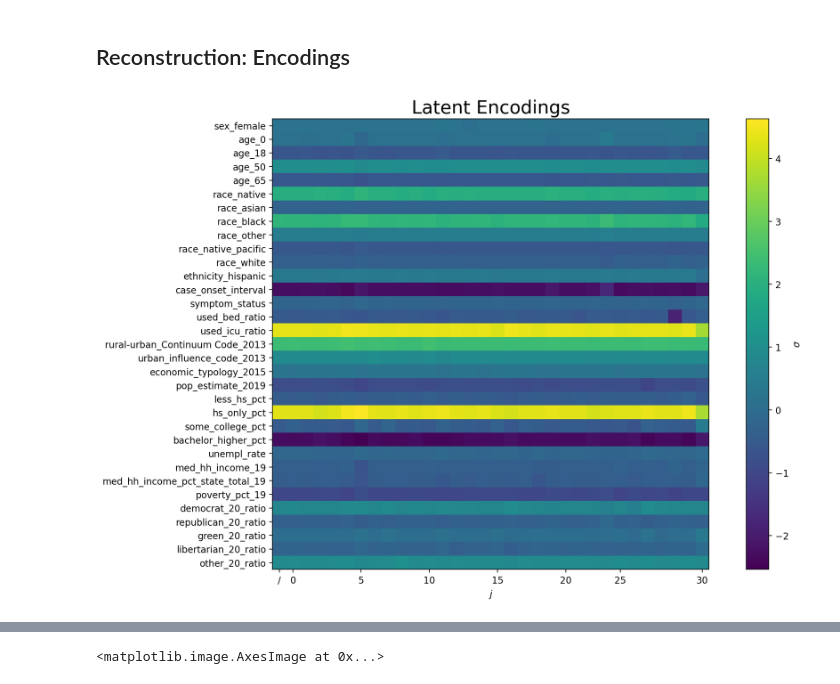
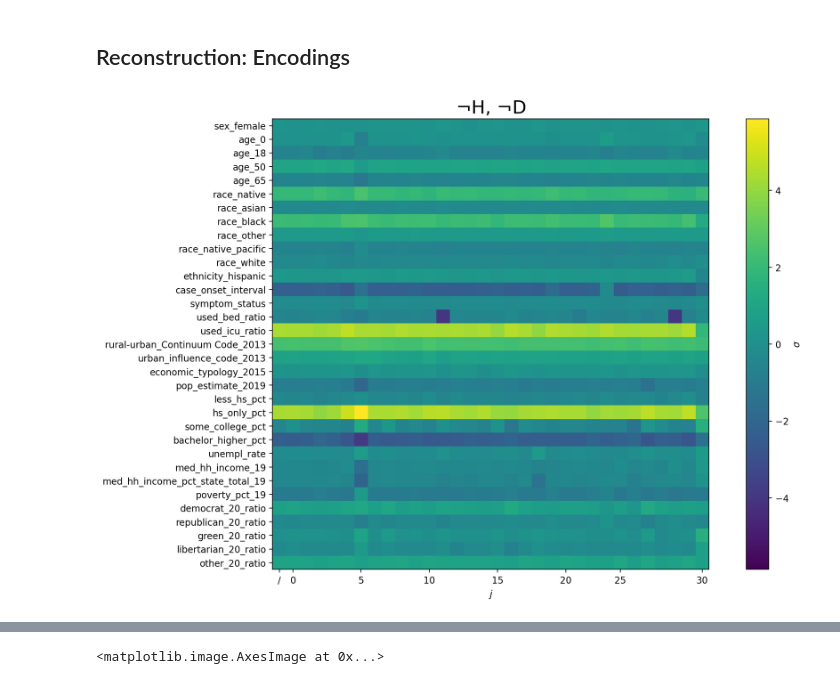
Before and after one commit to psaegert/AML-Final, a Jupyter notebook: models/INN/extra_INN.ipynb, the cells around one changed output, grey strips where cells are left out. Cells and saved outputs as stored; diff of their text form; code cells hidden in the pictures.

```diff
--- a/models/INN/extra_INN.ipynb
+++ b/models/INN/extra_INN.ipynb
@@ -319,20 +325,24 @@ prettyX(sc_X_train.inverse_transform(x_all), index=['-', 'H', 'D', 'HD']).T
 # %%
 fig, ax = plt.subplots(1, 1, figsize=(18/1.5, 12/1.5), dpi=200)
 fig.tight_layout(h_pad=5)
-ax.set_title(r'Latent Encodings', size=20);
+ax.set_title(r'$\neg$H, $\neg$D', size=20);
 fig.subplots_adjust(top=0.9)
 
 y_zeros = torch.Tensor([[0, 0]]*32).to(device)
-z_onehot = torch.cat([torch.zeros((1, 31)), F.one_hot(torch.arange(0, 31))], dim=0).to(device)
+z_onehot = torch.cat([torch.zeros((1, 31)), F.one_hot(torch.arange(0, 31))], dim=0).to(device) * 3
 x_onehot = inn.inverse(y_zeros, z_onehot)
 
-img = ax.imshow(x_onehot.detach().cpu().T);
+max_value = x_onehot.detach().cpu().abs().max()
+
+img = ax.imshow(x_onehot.detach().cpu().T, vmin=-max_value, vmax=max_value);
 fig.colorbar(img, ax=ax, label='$\sigma$');
 ax.set_xlabel('$j$'); #ax.set_title(y_combination_name)
 ax.set_yticks(np.arange(len(keys)));
 ax.set_xticks([0, 1, 6, 11, 16, 21, 25, 31])
 ax.set_xticklabels(['/', 0, 5, 10, 15, 20, 25, 30])
 ax.set_yticklabels(keys);
+
+# plt.savefig('./images/latent_encodings.png')
 # %% [output]
-[figure, old version]
+[figure, new version]
 # %%
```
Also changed, not shown: parts of 4 cells of this notebook, 5 other files.
